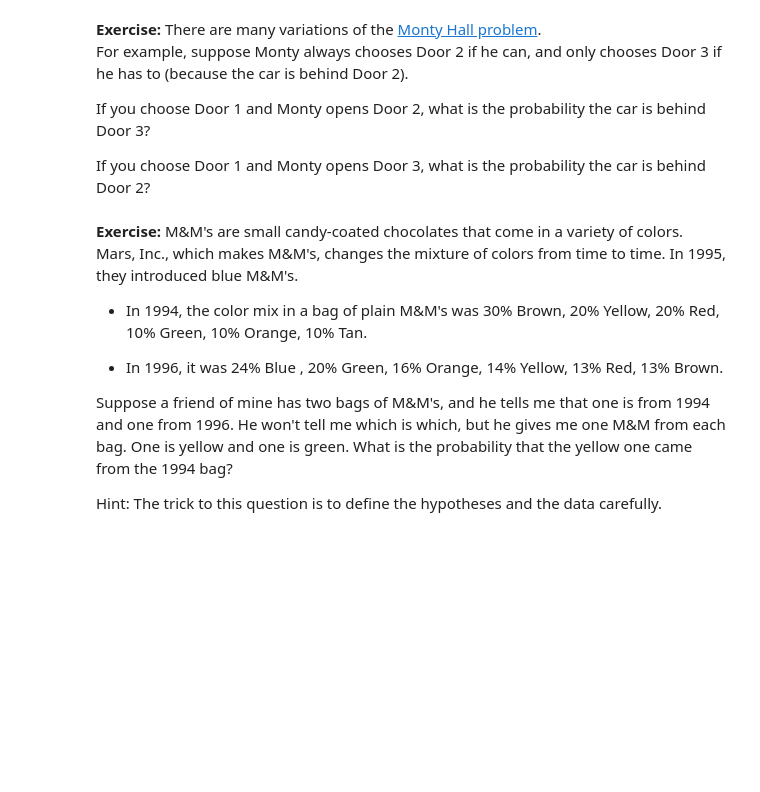
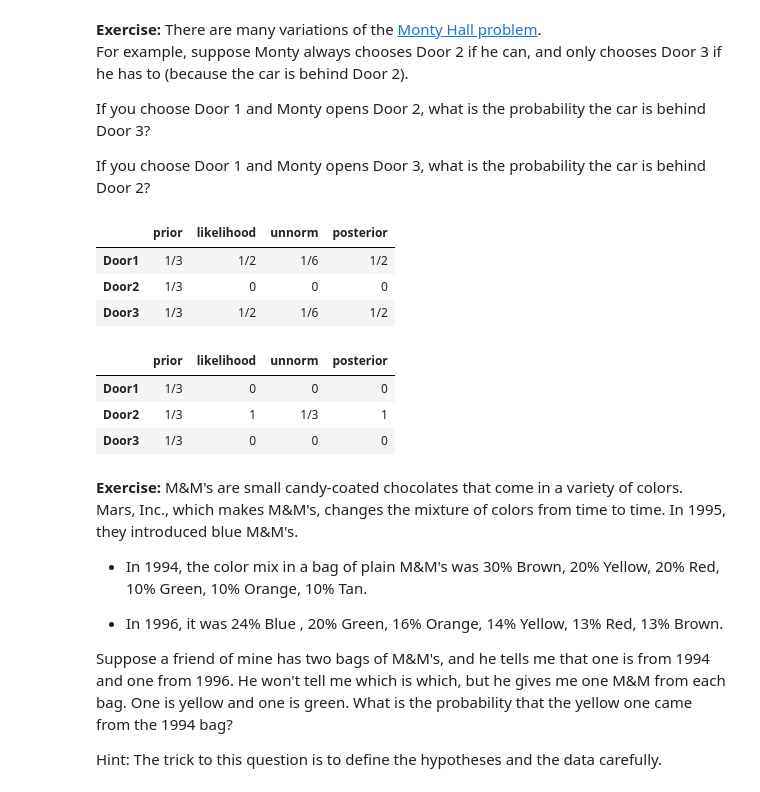
Before and after one commit to Alca1206/inference-and-causality-week1, a Jupyter notebook: notebooks/2_InferenceAndCausality_Week1_BayesTheorem.ipynb.ipynb, the cells around one changed output. Drawn from its saved outputs; the diff is of its cells as text; code cells hidden in the pictures; blank space fills up the shorter version.

```diff
--- a/notebooks/2_InferenceAndCausality_Week1_BayesTheorem.ipynb.ipynb
+++ b/notebooks/2_InferenceAndCausality_Week1_BayesTheorem.ipynb.ipynb
@@ -289,3 +352,29 @@ If you choose Door 1 and Monty opens Door 3, what is the probability the car is
+# %%
+# Solution goes here
+table6 = pd.DataFrame(index =["Door1" , "Door2" , "Door3"])
+
+table6["prior"] = Fraction(1,3), Fraction(1,3), Fraction(1,3)
+table6["likelihood"] = Fraction(1,2), 0 , Fraction(1,2)
+update(table6)
+table6
+# %% [output]
+|  | prior | likelihood | unnorm | posterior |
+| Door1 | 1/3 | 1/2 | 1/6 | 1/2 |
+| Door2 | 1/3 | 0 | 0 | 0 |
+| Door3 | 1/3 | 1/2 | 1/6 | 1/2 |
+# %%
+# Solution goes here
+table6_1 = pd.DataFrame(index =["Door1" , "Door2" , "Door3"])
+
+table6_1["prior"] = Fraction(1,3), Fraction(1,3), Fraction(1,3)
+table6_1["likelihood"] = 0, 1 , 0
+update(table6_1)
+table6_1
+# %% [output]
+|  | prior | likelihood | unnorm | posterior |
+| Door1 | 1/3 | 0 | 0 | 0 |
+| Door2 | 1/3 | 1 | 1/3 | 1 |
+| Door3 | 1/3 | 0 | 0 | 0 |
 # %% [markdown]
 **Exercise:** M&M's are small candy-coated chocolates that come in a variety of colors.
 Mars, Inc., which makes M&M's, changes the mixture of colors from time to time.
```
Also changed, not shown: parts of 18 cells of this notebook.
